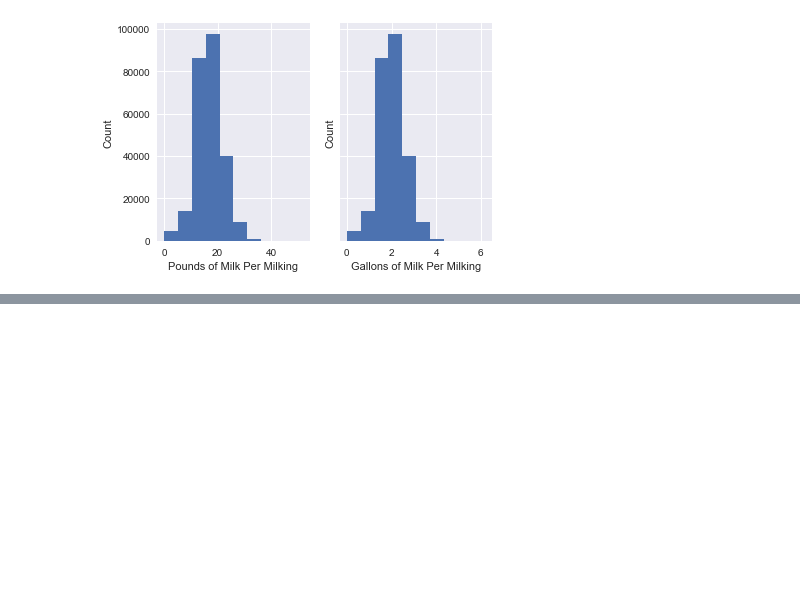
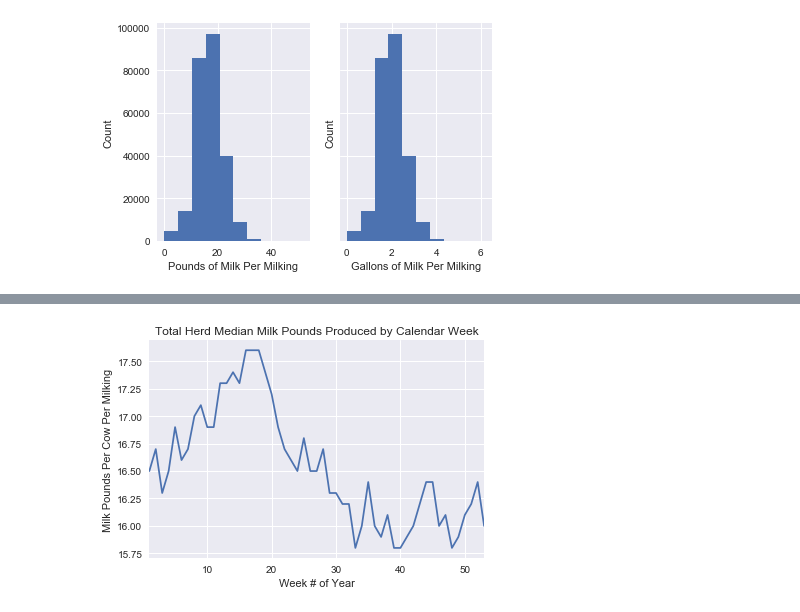
Before and after one commit to falaktheoptimist/happy-cows, a Jupyter notebook: notebooks/weather_and_milk_production.ipynb, the cells around one changed output, grey strips where cells are left out. Saved outputs shown, nothing was run; the diff lists cells and outputs as text; code cells hidden in the pictures; blank space fills up the shorter version.

```diff
--- a/notebooks/weather_and_milk_production.ipynb
+++ b/notebooks/weather_and_milk_production.ipynb
@@ -105,0 +72,8 @@ plt.show()
+# %%
+milk_volumes['milk_weight'].groupby(milk_volumes['date'].dt.week).median().plot()
+plt.xlabel('Week # of Year')
+plt.ylabel('Milk Pounds Per Cow Per Milking')
+plt.title('Total Herd Median Milk Pounds Produced by Calendar Week')
+plt.show()
+# %% [output]
+[figure, added]
```
Also changed, not shown: parts of 19 cells of this notebook, 2 other files.
